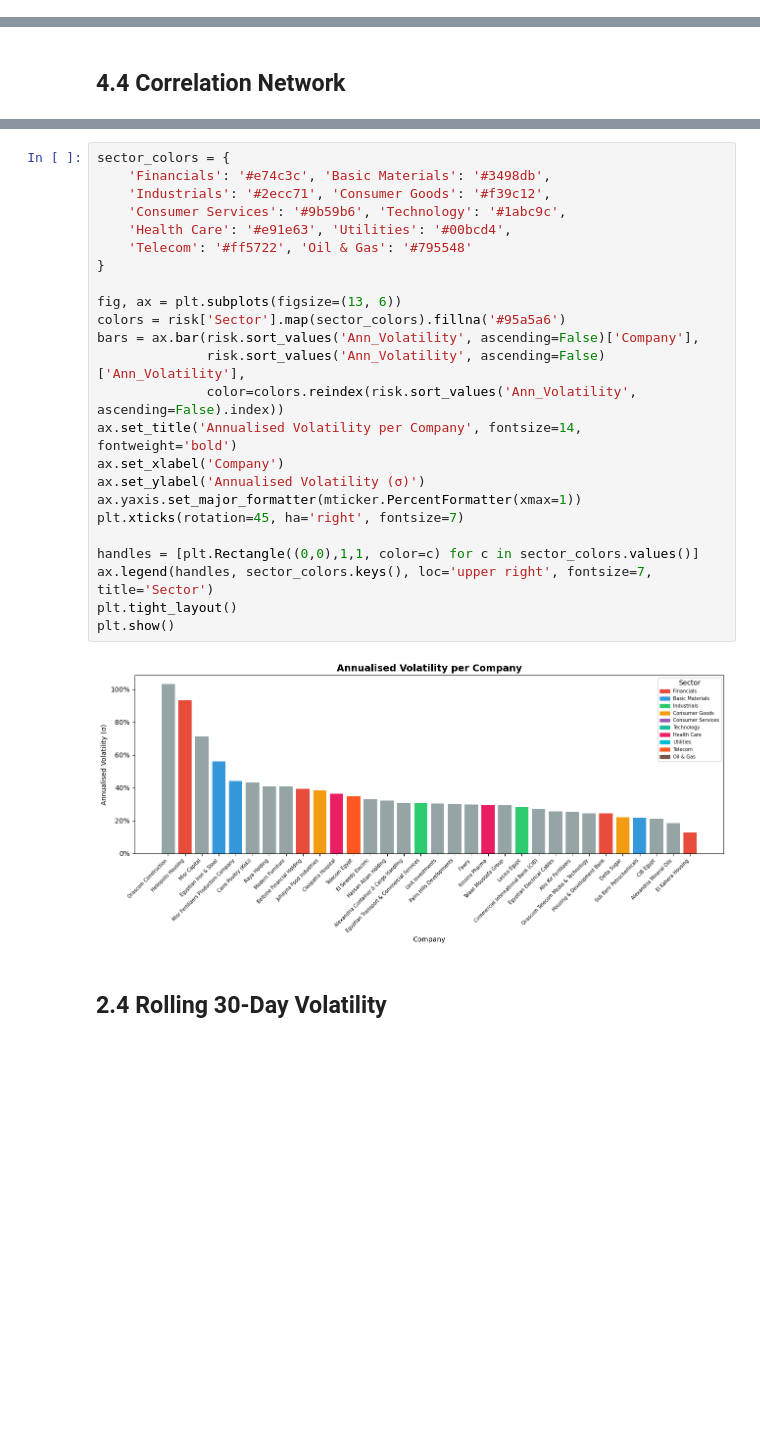
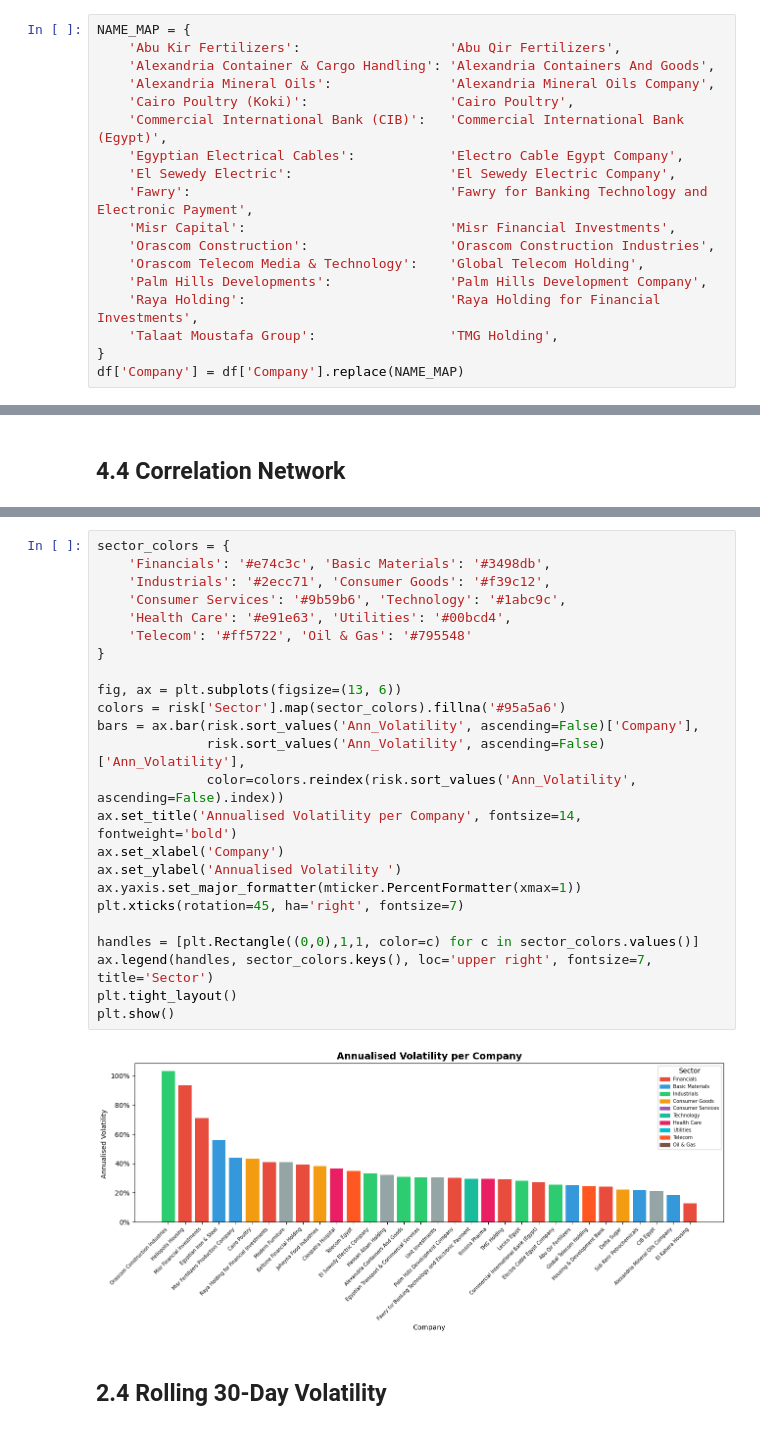
Before and after one commit to abdulrahman-mahmoud/Egxstock-analysis, a Jupyter notebook: Proessing/cleaning_analysis.ipynb, the cells around one changed output, grey strips where cells are left out. Saved outputs shown, nothing was run; the diff lists cells and outputs as text; blank space fills up the shorter version.

Commit message:
fixing names maping

```diff
--- a/Proessing/cleaning_analysis.ipynb
+++ b/Proessing/cleaning_analysis.ipynb
@@ -177,3 +185,21 @@ memory usage: 15.6+ KB
+# %%
+NAME_MAP = {
+    'Abu Kir Fertilizers':                   'Abu Qir Fertilizers',
+    'Alexandria Container & Cargo Handling': 'Alexandria Containers And Goods',
+    'Alexandria Mineral Oils':               'Alexandria Mineral Oils Company',
+    'Cairo Poultry (Koki)':                  'Cairo Poultry',
+    'Commercial International Bank (CIB)':   'Commercial International Bank (Egypt)',
+    'Egyptian Electrical Cables':            'Electro Cable Egypt Company',
+    'El Sewedy Electric':                    'El Sewedy Electric Company',
+    'Fawry':                                 'Fawry for Banking Technology and Electronic Payment',
+    'Misr Capital':                          'Misr Financial Investments',
+    'Orascom Construction':                  'Orascom Construction Industries',
+    'Orascom Telecom Media & Technology':    'Global Telecom Holding',
+    'Palm Hills Developments':               'Palm Hills Development Company',
+    'Raya Holding':                          'Raya Holding for Financial Investments',
+    'Talaat Moustafa Group':                 'TMG Holding',
+}
+df['Company'] = df['Company'].replace(NAME_MAP)
 # %% [markdown]
 # 3. Processing The Data
 
@@ -468,29 +504,29 @@ print(risk[['Company', 'Ann_Return', 'Ann_Volatility', 'Sector']]
 # %%
 sector_colors = {
     'Financials': '#e74c3c', 'Basic Materials': '#3498db',
     'Industrials': '#2ecc71', 'Consumer Goods': '#f39c12',
     'Consumer Services': '#9b59b6', 'Technology': '#1abc9c',
     'Health Care': '#e91e63', 'Utilities': '#00bcd4',
     'Telecom': '#ff5722', 'Oil & Gas': '#795548'
 }
 
 fig, ax = plt.subplots(figsize=(13, 6))
 colors = risk['Sector'].map(sector_colors).fillna('#95a5a6')
 bars = ax.bar(risk.sort_values('Ann_Volatility', ascending=False)['Company'],
               risk.sort_values('Ann_Volatility', ascending=False)['Ann_Volatility'],
               color=colors.reindex(risk.sort_values('Ann_Volatility', ascending=False).index))
 ax.set_title('Annualised Volatility per Company', fontsize=14, fontweight='bold')
 ax.set_xlabel('Company')
-ax.set_ylabel('Annualised Volatility (σ)')
+ax.set_ylabel('Annualised Volatility ')
 ax.yaxis.set_major_formatter(mticker.PercentFormatter(xmax=1))
 plt.xticks(rotation=45, ha='right', fontsize=7)
 
 handles = [plt.Rectangle((0,0),1,1, color=c) for c in sector_colors.values()]
 ax.legend(handles, sector_colors.keys(), loc='upper right', fontsize=7, title='Sector')
 plt.tight_layout()
 plt.show()
 # %% [output]
-[figure, old version]
+[figure, new version]
 # %% [markdown]
 ## 2.4 Rolling 30-Day Volatility
 # %%
```
Also changed, not shown: parts of 12 cells of this notebook.
